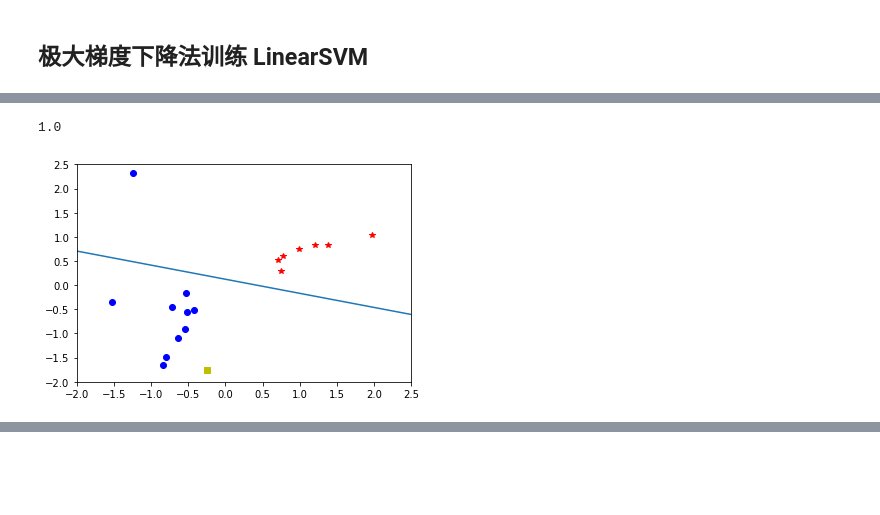
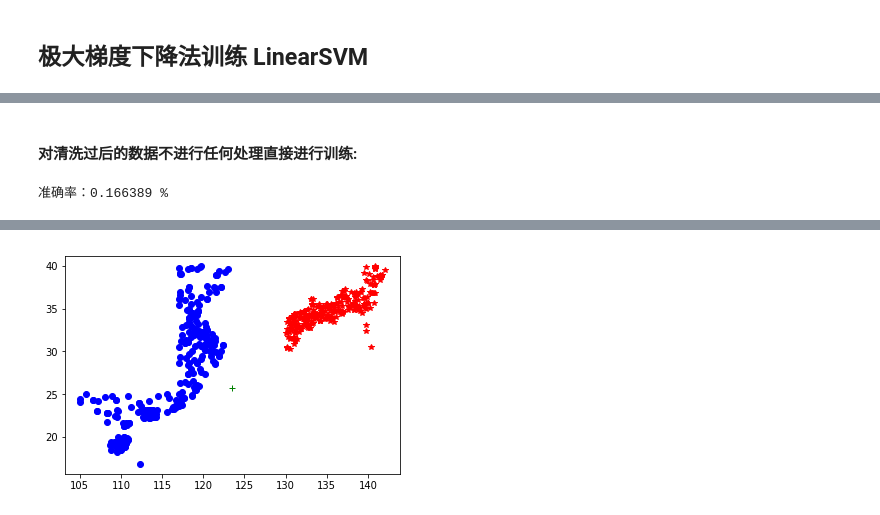
Before and after one commit to TobyYoung0412/PatternRecognition_Homework, a Jupyter notebook: SVM.ipynb, the cells around one changed output, grey strips where cells are left out. Drawn from its saved outputs; the diff is of its cells as text; code cells hidden in the pictures; blank space fills up the shorter version.

```diff
--- a/SVM.ipynb
+++ b/SVM.ipynb
@@ -96,25 +95,9 @@ plt.show()
-# %%
-x = X.copy()
-x -= X.mean(axis=0)
-x /= X.std(axis=0)
-_x = test_X.copy()
-_x -= X.mean(axis=0)
-_x /= X.std(axis=0)
-plt.plot(x[Y == 1][:,1], x[Y == 1][:,0],'bo')
-plt.plot(x[Y == -1][:,1], x[Y == -1][:,0],'r*')
-plt.plot(_x[1], _x[0], 'ys')
-
-
-w ,b = fit(x, Y)
-test_Y = predict(_x, w, b)
-
-print(test_Y)
-
-plt = genPltLine(w, b, plt)
-
-plt.xlim(-2,2.5)
-plt.ylim(-2,2.5)
-plt.show()
-# %% [output]
-1.0
-[figure, removed]
+# %% [markdown]
+#### 对清洗过后的数据不进行任何处理直接进行训练:
+# %%
+svm = LinearSVM()
+svm.fit(x, y)
+print("准确率：{:8.6} %".format((svm.predict(x) == y).mean() * 100))
+svm.genPlt(x,y,plt)
+# %% [output]
+准确率：0.166389 %
@@ -120,0 +105 @@ plt.show()
+[figure, added]
```
Also changed, not shown: parts of 25 cells of this notebook, 13 other files.
